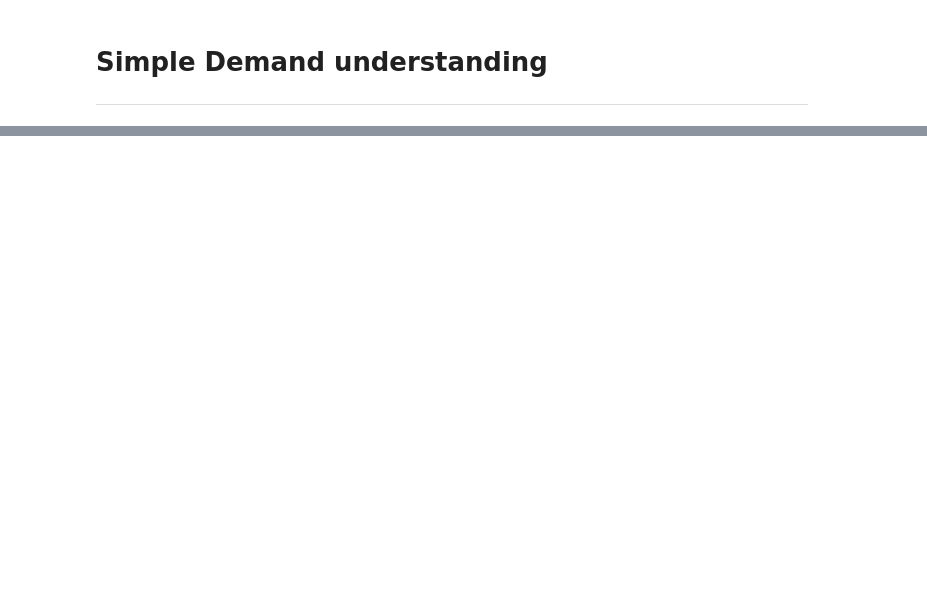
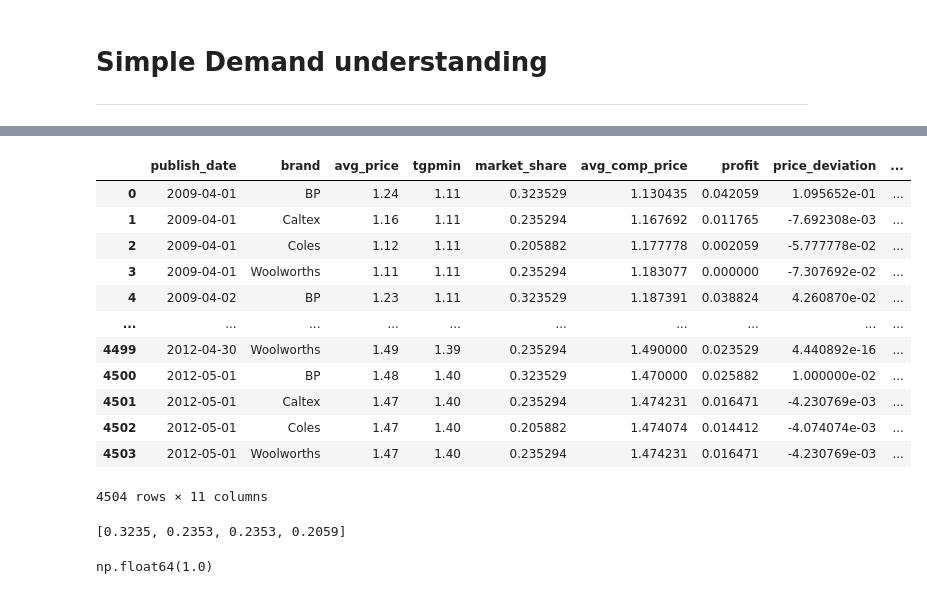
Before and after one commit to luciasauer/algorithmic_pricing_llms, a Jupyter notebook: notebooks/simple_demand_understanding.ipynb, the cells around one changed output, grey strips where cells are left out. Drawn from its saved outputs; the diff is of its cells as text; code cells hidden in the pictures; blank space fills up the shorter version.

```diff
--- a/notebooks/simple_demand_understanding.ipynb
+++ b/notebooks/simple_demand_understanding.ipynb
@@ -0,0 +88,18 @@
+# %%
+def competitor_avg(group):
+    result = []
+    for idx, row in group.iterrows():
+        competitors = group[group["brand"] != row["brand"]]
+        if not competitors.empty:
+            weighted_avg = (
+                competitors["avg_price"] * competitors["market_share"]
+            ).sum() / competitors["market_share"].sum()
+        else:
+            weighted_avg = row["avg_price"]  # fallback: no competitors
+        result.append(weighted_avg)
+    group["avg_comp_price"] = result
+    return group
+
+
+df = df.groupby("publish_date").apply(competitor_avg).reset_index(drop=True)
+df
@@ -0,0 +120,9 @@
+# %%
+# -------------------- Profit & Deviation ---------------------
+df["profit"] = (df["avg_price"] - df["tgpmin"]) * df["market_share"]
+df["price_deviation"] = df["avg_price"] - df["avg_comp_price"]
+df["abs_deviation"] = df["price_deviation"].abs()
+
+# Filter for log()
+df_lambda_estimation = df[df["profit"] > 0].copy()
+df_lambda_estimation["log_profit"] = np.log(df_lambda_estimation["profit"])
@@ -71,0 +322,28 @@ plt.show()
+# %%
+df
+# %% [output]
+|  | publish_date | brand | avg_price | tgpmin | market_share | avg_comp_price | profit | price_deviation | ... |
+| 0 | 2009-04-01 | BP | 1.24 | 1.11 | 0.323529 | 1.130435 | 0.042059 | 1.095652e-01 | ... |
+| 1 | 2009-04-01 | Caltex | 1.16 | 1.11 | 0.235294 | 1.167692 | 0.011765 | -7.692308e-03 | ... |
+| 2 | 2009-04-01 | Coles | 1.12 | 1.11 | 0.205882 | 1.177778 | 0.002059 | -5.777778e-02 | ... |
+| 3 | 2009-04-01 | Woolworths | 1.11 | 1.11 | 0.235294 | 1.183077 | 0.000000 | -7.307692e-02 | ... |
+| 4 | 2009-04-02 | BP | 1.23 | 1.11 | 0.323529 | 1.187391 | 0.038824 | 4.260870e-02 | ... |
+| ... | ... | ... | ... | ... | ... | ... | ... | ... | ... |
+| 4499 | 2012-04-30 | Woolworths | 1.49 | 1.39 | 0.235294 | 1.490000 | 0.023529 | 4.440892e-16 | ... |
+| 4500 | 2012-05-01 | BP | 1.48 | 1.40 | 0.323529 | 1.470000 | 0.025882 | 1.000000e-02 | ... |
+| 4501 | 2012-05-01 | Caltex | 1.47 | 1.40 | 0.235294 | 1.474231 | 0.016471 | -4.230769e-03 | ... |
+| 4502 | 2012-05-01 | Coles | 1.47 | 1.40 | 0.205882 | 1.474074 | 0.014412 | -4.074074e-03 | ... |
+| 4503 | 2012-05-01 | Woolworths | 1.47 | 1.40 | 0.235294 | 1.474231 | 0.016471 | -4.230769e-03 | ... |
+4504 rows × 11 columns
+# %%
+MARKET_SHARES = np.array([0.22, 0.16, 0.16, 0.14])
+normalized_market_shares = MARKET_SHARES / np.sum(MARKET_SHARES)
+# round(normalized_market_shares, 3)  # Round to 3 decimal places for clarity
+normalized_market_shares = [float(round(x, 4)) for x in normalized_market_shares]
+print(normalized_market_shares)
+# %% [output]
+[0.3235, 0.2353, 0.2353, 0.2059]
+# %%
+np.sum(normalized_market_shares)
+# %% [output]
+np.float64(1.0)
```
Also changed, not shown: parts of 10 cells of this notebook.
